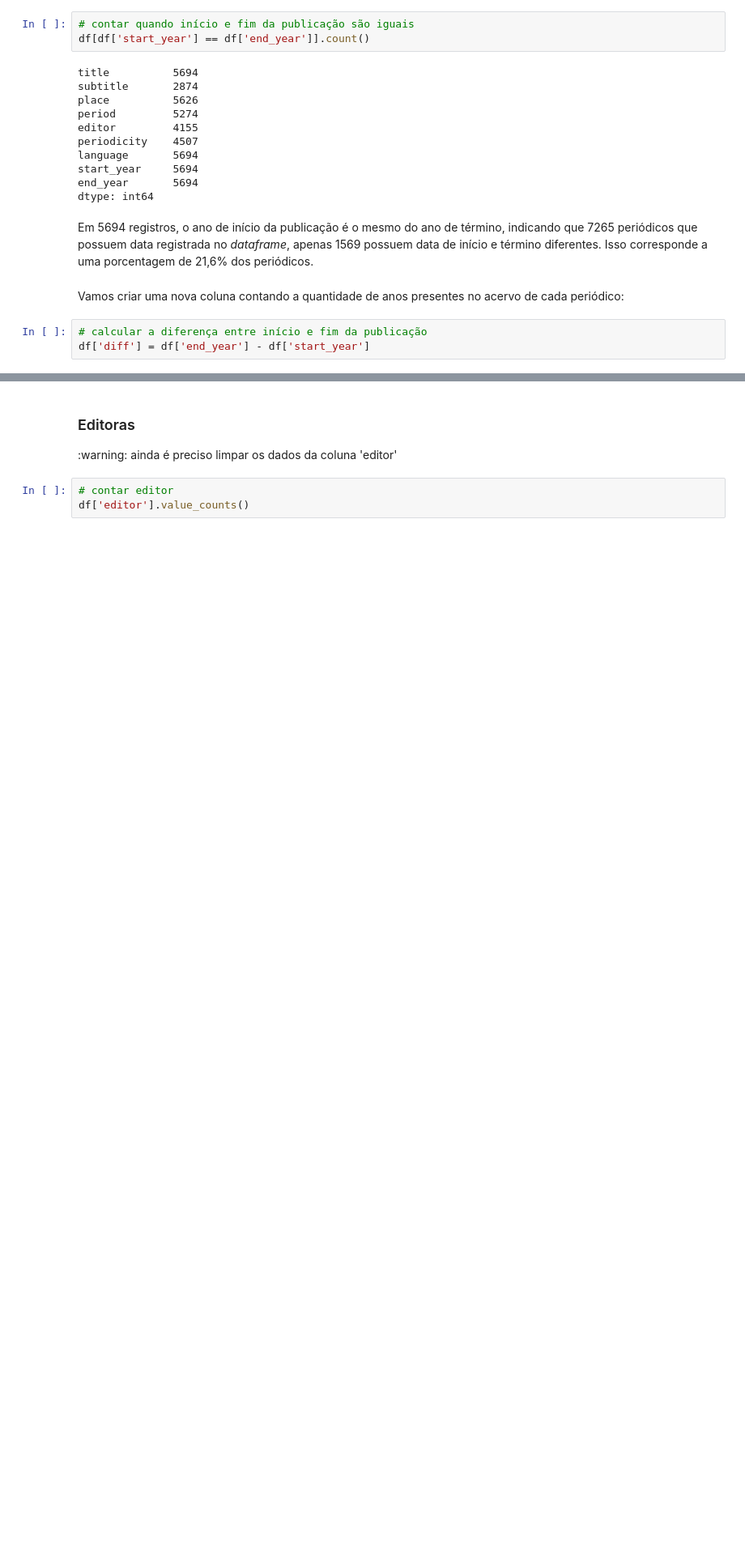
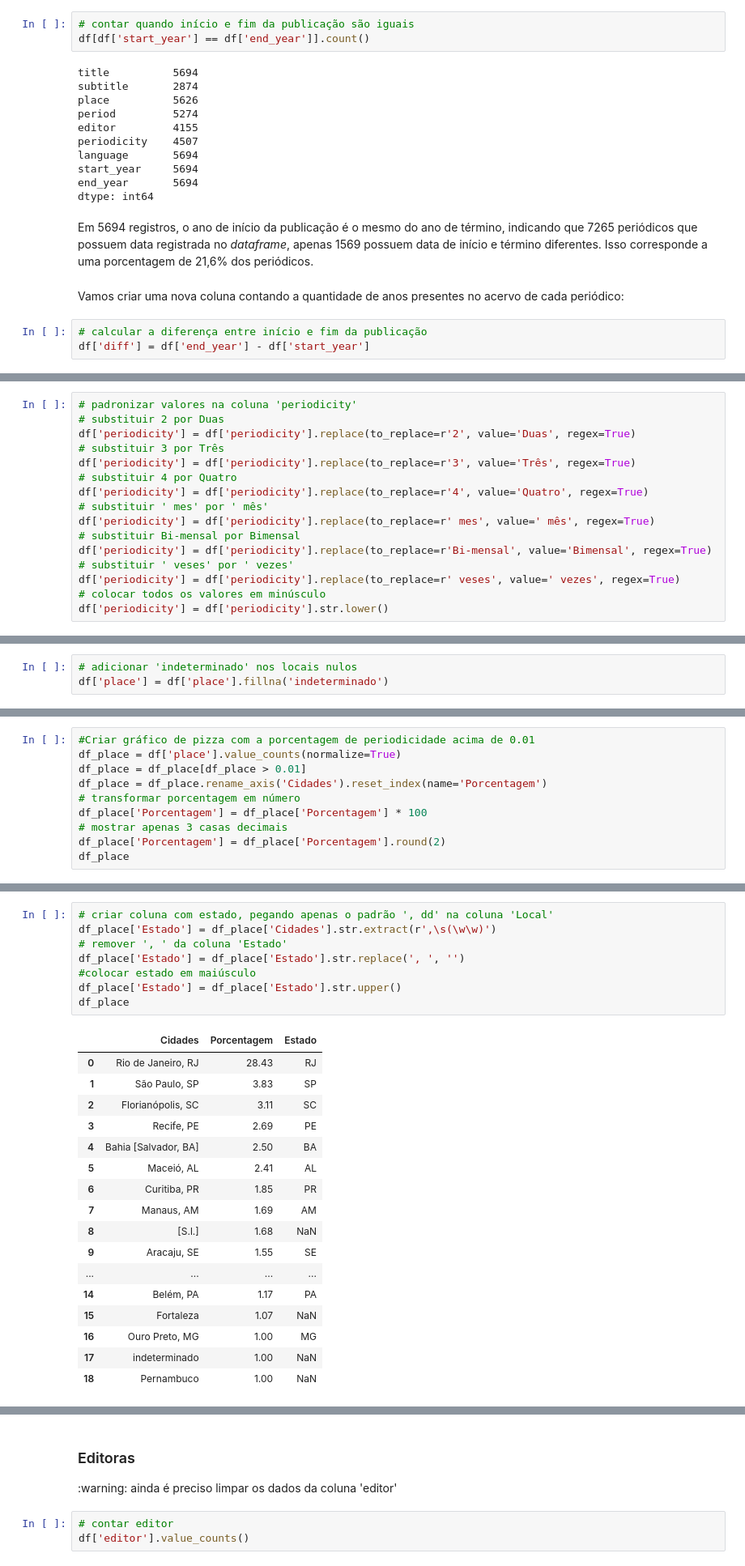
Before and after one commit to ericbrasiln/hemdig-framework, a Jupyter notebook: repositorios/BND-BR/complete_data.ipynb, the cells around one changed output, grey strips where cells are left out. Shown: that part at 81% size. Drawn from its saved outputs; the diff is of its cells as text; blank space fills up the shorter version.

Commit message:
Atualização da análise dos dados da hdb
Análsie de local, datas, periodicidade.
criação dos gráficos.

```diff
--- a/repositorios/BND-BR/complete_data.ipynb
+++ b/repositorios/BND-BR/complete_data.ipynb
@@ -467,0 +506,16 @@ df['periodicity'].value_counts()
+# %%
+# padronizar valores na coluna 'periodicity'
+# substituir 2 por Duas
+df['periodicity'] = df['periodicity'].replace(to_replace=r'2', value='Duas', regex=True)
+# substituir 3 por Três
+df['periodicity'] = df['periodicity'].replace(to_replace=r'3', value='Três', regex=True)
+# substituir 4 por Quatro
+df['periodicity'] = df['periodicity'].replace(to_replace=r'4', value='Quatro', regex=True)
+# substituir ' mes' por ' mês'
+df['periodicity'] = df['periodicity'].replace(to_replace=r' mes', value=' mês', regex=True)
+# substituir Bi-mensal por Bimensal
+df['periodicity'] = df['periodicity'].replace(to_replace=r'Bi-mensal', value='Bimensal', regex=True)
+# substituir ' veses' por ' vezes'
+df['periodicity'] = df['periodicity'].replace(to_replace=r' veses', value=' vezes', regex=True)
+# colocar todos os valores em minúsculo
+df['periodicity'] = df['periodicity'].str.lower()
@@ -477,0 +596,3 @@ df['place'].value_counts()
+# %%
+# adicionar 'indeterminado' nos locais nulos
+df['place'] = df['place'].fillna('indeterminado')
@@ -477,0 +636,10 @@ df['place'].value_counts()
+# %%
+#Criar gráfico de pizza com a porcentagem de periodicidade acima de 0.01
+df_place = df['place'].value_counts(normalize=True)
+df_place = df_place[df_place > 0.01]
+df_place = df_place.rename_axis('Cidades').reset_index(name='Porcentagem')
+# transformar porcentagem em número
+df_place['Porcentagem'] = df_place['Porcentagem'] * 100
+# mostrar apenas 3 casas decimais
+df_place['Porcentagem'] = df_place['Porcentagem'].round(2)
+df_place
@@ -477,0 +674,26 @@ df['place'].value_counts()
+# %%
+# criar coluna com estado, pegando apenas o padrão ', dd' na coluna 'Local'
+df_place['Estado'] = df_place['Cidades'].str.extract(r',\s(\w\w)')
+# remover ', ' da coluna 'Estado'
+df_place['Estado'] = df_place['Estado'].str.replace(', ', '')
+#colocar estado em maiúsculo
+df_place['Estado'] = df_place['Estado'].str.upper()
+df_place
+# %% [output]
+|  | Cidades | Porcentagem | Estado |
+| 0 | Rio de Janeiro, RJ | 28.43 | RJ |
+| 1 | São Paulo, SP | 3.83 | SP |
+| 2 | Florianópolis, SC | 3.11 | SC |
+| 3 | Recife, PE | 2.69 | PE |
+| 4 | Bahia [Salvador, BA] | 2.50 | BA |
+| 5 | Maceió, AL | 2.41 | AL |
+| 6 | Curitiba, PR | 1.85 | PR |
+| 7 | Manaus, AM | 1.69 | AM |
+| 8 | [S.l.] | 1.68 | NaN |
+| 9 | Aracaju, SE | 1.55 | SE |
+| ... | ... | ... | ... |
+| 14 | Belém, PA | 1.17 | PA |
+| 15 | Fortaleza | 1.07 | NaN |
+| 16 | Ouro Preto, MG | 1.00 | MG |
+| 17 | indeterminado | 1.00 | NaN |
+| 18 | Pernambuco | 1.00 | NaN |
```
Also changed, not shown: parts of 43 cells of this notebook, 8 other files.
